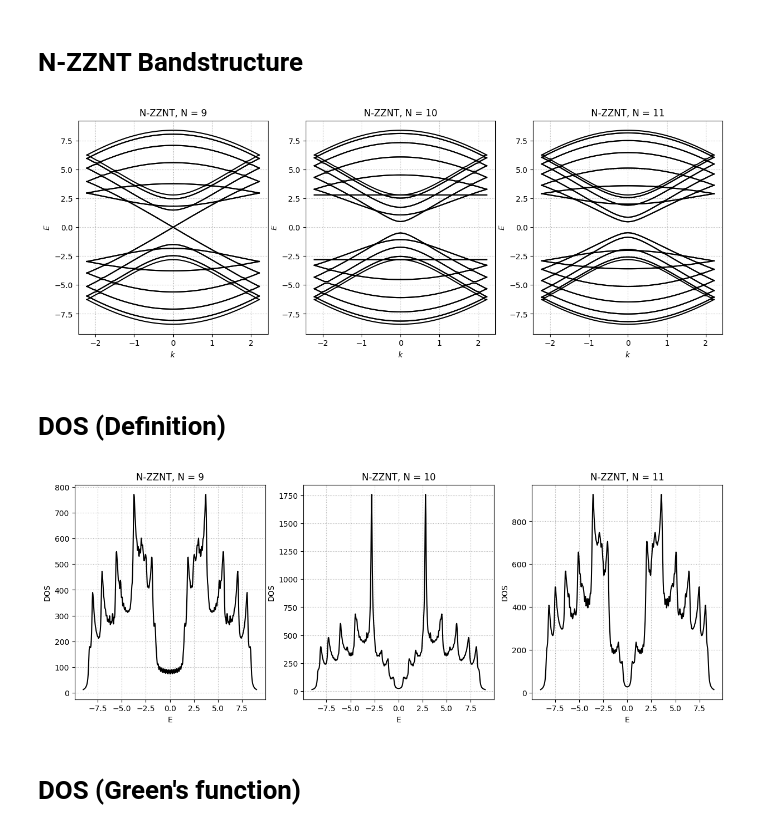
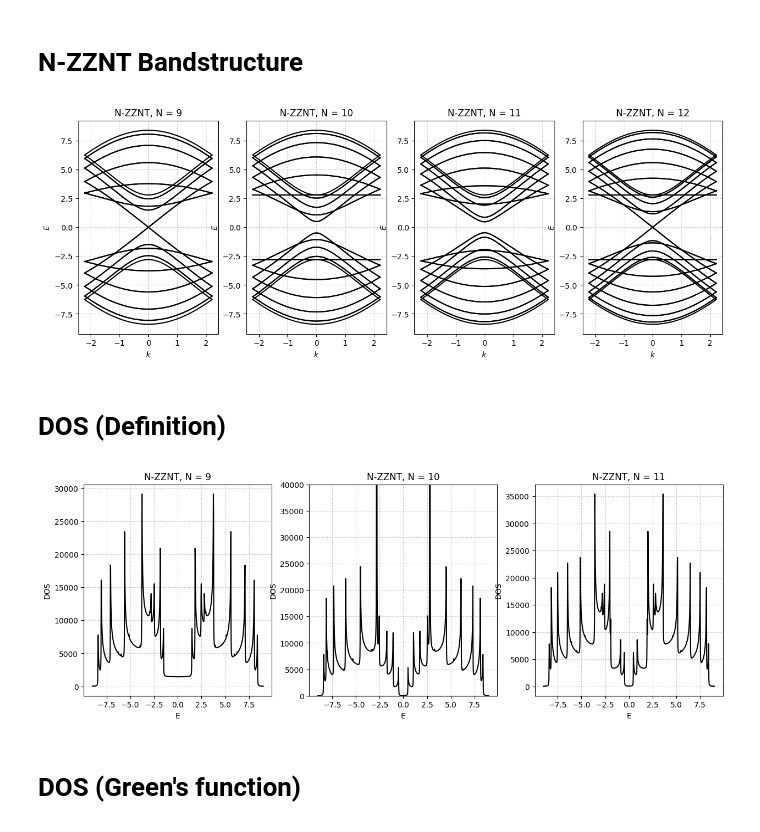
Before and after one commit to franklinzppa/electronic-structure, a Jupyter notebook: nanotubes/nanotubes.ipynb, the cells around one changed output. Cells and saved outputs as stored; diff of their text form; code cells hidden in the pictures.

```diff
--- a/nanotubes/nanotubes.ipynb
+++ b/nanotubes/nanotubes.ipynb
@@ -9,7 +9,7 @@ import matplotlib.pyplot as plt
 # N-ZZNT Bandstructure
 # %%
 def diagonalize(N, hamiltonian_function):
-    k_points = 51
+    k_points = 1000
     k_array = np.linspace(-np.pi/a, np.pi/a, k_points)
     E_array = np.zeros((k_points, 4*N))
 
@@ -52,37 +52,45 @@ alpha = 0.0
 beta = -2.8
 a = 1.42
 
-k_array = np.linspace(-np.pi/a, np.pi/a, 51)
+k_array = np.linspace(-np.pi/a, np.pi/a, 1000)
 
 E_Z9 = diagonalize(N=9, hamiltonian_function=make_NZZNT_hamiltonian)
 E_Z10 = diagonalize(N=10, hamiltonian_function=make_NZZNT_hamiltonian)
 E_Z11 = diagonalize(N=11, hamiltonian_function=make_NZZNT_hamiltonian)
+E_Z12 = diagonalize(N=12, hamiltonian_function=make_NZZNT_hamiltonian)
 # %%
 plt.figure(figsize=(15,5))
-plt.subplot(1,3,1)
+plt.subplot(1,4,1)
 plt.plot(k_array, E_Z9, c='k')
 plt.xlabel('$k$')
 plt.ylabel('$E$')
 plt.title(f'N-ZZNT, N = 9')
 plt.grid(ls=':')
 
-plt.subplot(1,3,2)
+plt.subplot(1,4,2)
 plt.plot(k_array, E_Z10, c='k')
 plt.xlabel('$k$')
 plt.ylabel('$E$')
 plt.title(f'N-ZZNT, N = 10')
 plt.grid(ls=':')
 
-plt.subplot(1,3,3)
+plt.subplot(1,4,3)
 plt.plot(k_array, E_Z11, c='k')
 plt.xlabel('$k$')
 plt.ylabel('$E$')
 plt.title(f'N-ZZNT, N = 11')
 plt.grid(ls=':')
 
+plt.subplot(1,4,4)
+plt.plot(k_array, E_Z12, c='k')
+plt.xlabel('$k$')
+plt.ylabel('$E$')
+plt.title(f'N-ZZNT, N = 12')
+plt.grid(ls=':')
+
 plt.show()
 # %% [output]
-[figure, old version]
+[figure, new version]
 # %% [markdown]
 # DOS (Definition)
 # %%
@@ -115,6 +123,7 @@ plt.plot(Ek, dos_z10, c='k')
 plt.xlabel('E')
 plt.ylabel('DOS')
 plt.grid(ls=':')
+plt.ylim(0,40000)
 plt.title(f'N-ZZNT, N = 10', c='k')
 
 plt.subplot(1,3,3)
@@ -126,7 +135,7 @@ plt.title(f'N-ZZNT, N = 11')
 
 plt.show()
 # %% [output]
-[figure, old version]
+[figure, new version]
 # %% [markdown]
 # DOS (Green's function)
 # %%
```
Also changed, not shown: parts of 2 cells of this notebook.
